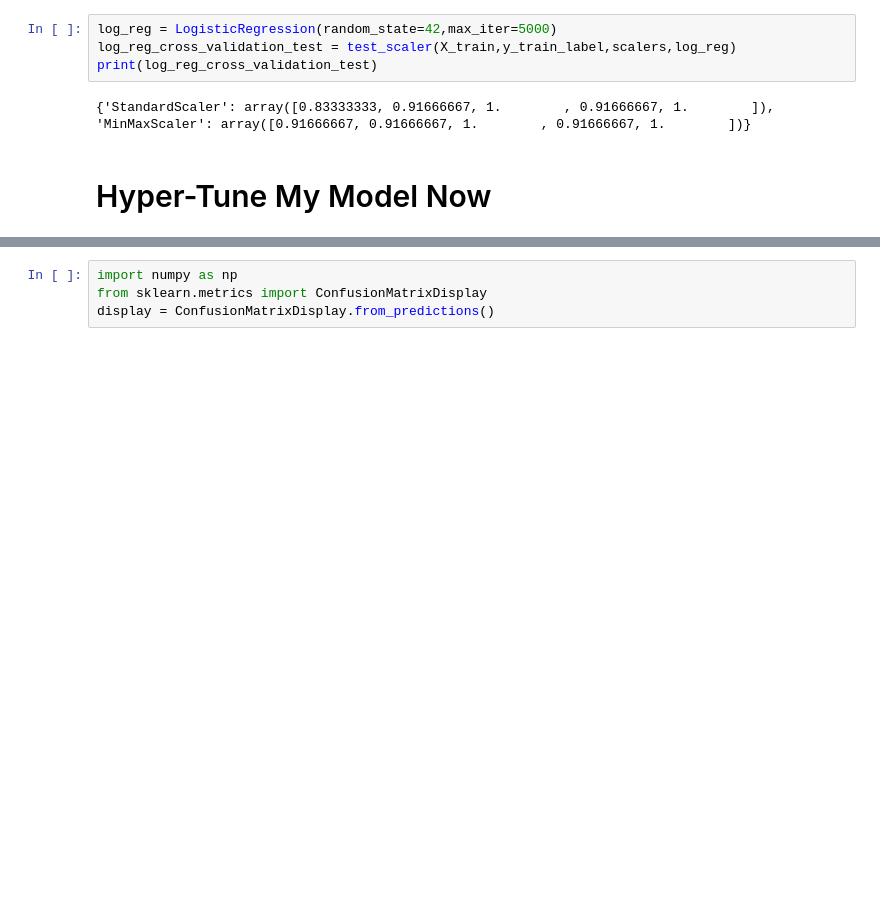
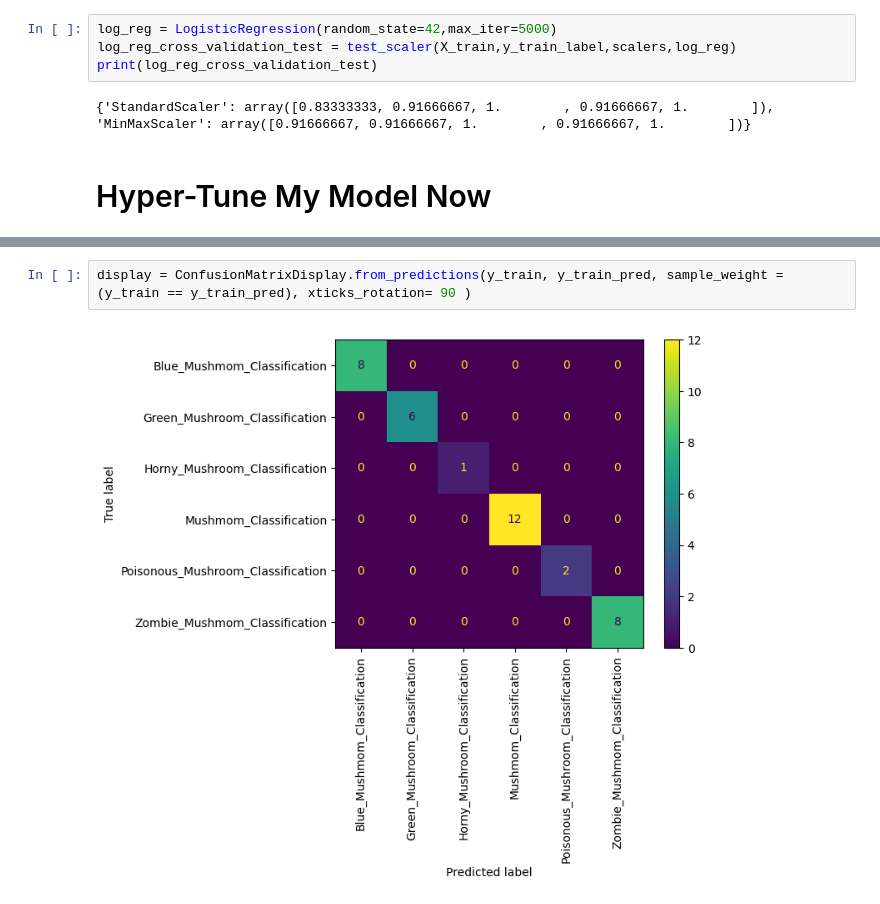
Before and after one commit to iiWhiteii/Maplestory-Classifier, a Jupyter notebook: Maplestory Classifier.ipynb, the cells around one changed output, grey strips where cells are left out. Saved outputs shown, nothing was run; the diff lists cells and outputs as text; blank space fills up the shorter version.

```diff
--- a/Maplestory Classifier.ipynb
+++ b/Maplestory Classifier.ipynb
@@ -170,4 +160,4 @@ array([False,  True, False, False, False, False,  True, False,  True,
 # %%
-import numpy as np
-from sklearn.metrics import ConfusionMatrixDisplay
-display = ConfusionMatrixDisplay.from_predictions()
+display = ConfusionMatrixDisplay.from_predictions(y_train, y_train_pred, sample_weight = (y_train == y_train_pred), xticks_rotation= 90 )
+# %% [output]
+[figure, added]
```
Also changed, not shown: parts of 8 cells of this notebook.
